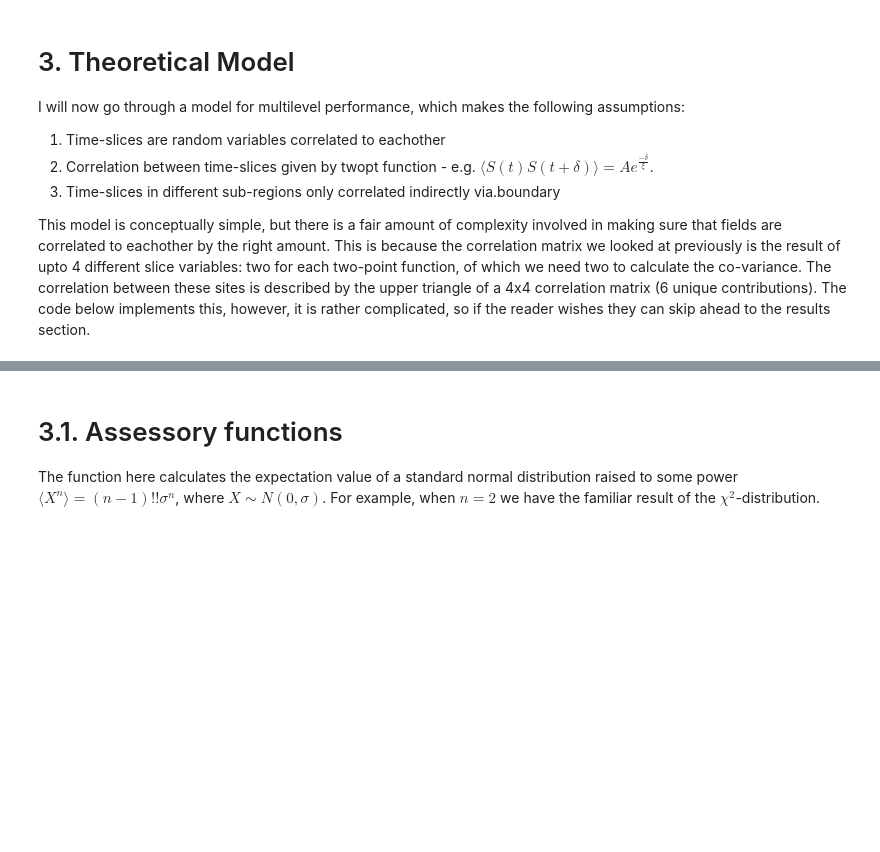
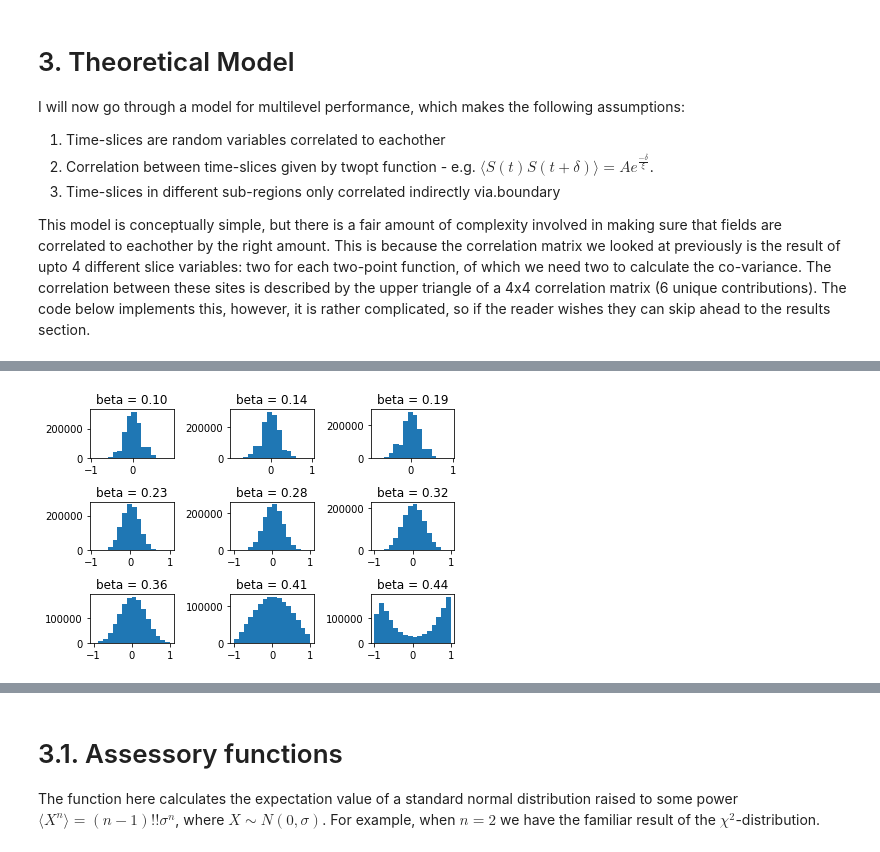
Before and after one commit to BenKMorley/Multilevel_notebook, a Jupyter notebook: Multilevel_Ising.ipynb, the cells around one changed output, grey strips where cells are left out. Drawn from its saved outputs; the diff is of its cells as text; code cells hidden in the pictures; blank space fills up the shorter version.

Commit message:
Investigated the standard deviation of the slice variables

```diff
--- a/Multilevel_Ising.ipynb
+++ b/Multilevel_Ising.ipynb
@@ -1143,0 +1148,17 @@ This model is conceptually simple, but there is a fair amount of complexity invo
+# %%
+num_columns = 3
+num_rows = 3
+fig, axes = plt.subplots(num_rows, num_columns)
+
+beta_nos = [0, 4, 8, 12, 16, 20, 24, 28, 31]
+
+for i, beta_no in enumerate(beta_nos):
+    data = slice_data[beta_no]
+    a, b = numpy.histogram(data, int(L / 2))
+    axes[i // num_columns, i % num_columns].bar(b[:-1], a, width=4 / L, align='edge')
+    axes[i // num_columns, i % num_columns].title.set_text(f'beta = {betas[beta_no]:.2f}')
+
+plt.tight_layout()
+plt.show()
+# %% [output]
+[figure, added]
```
Also changed, not shown: parts of 17 cells of this notebook, 1 other file.
